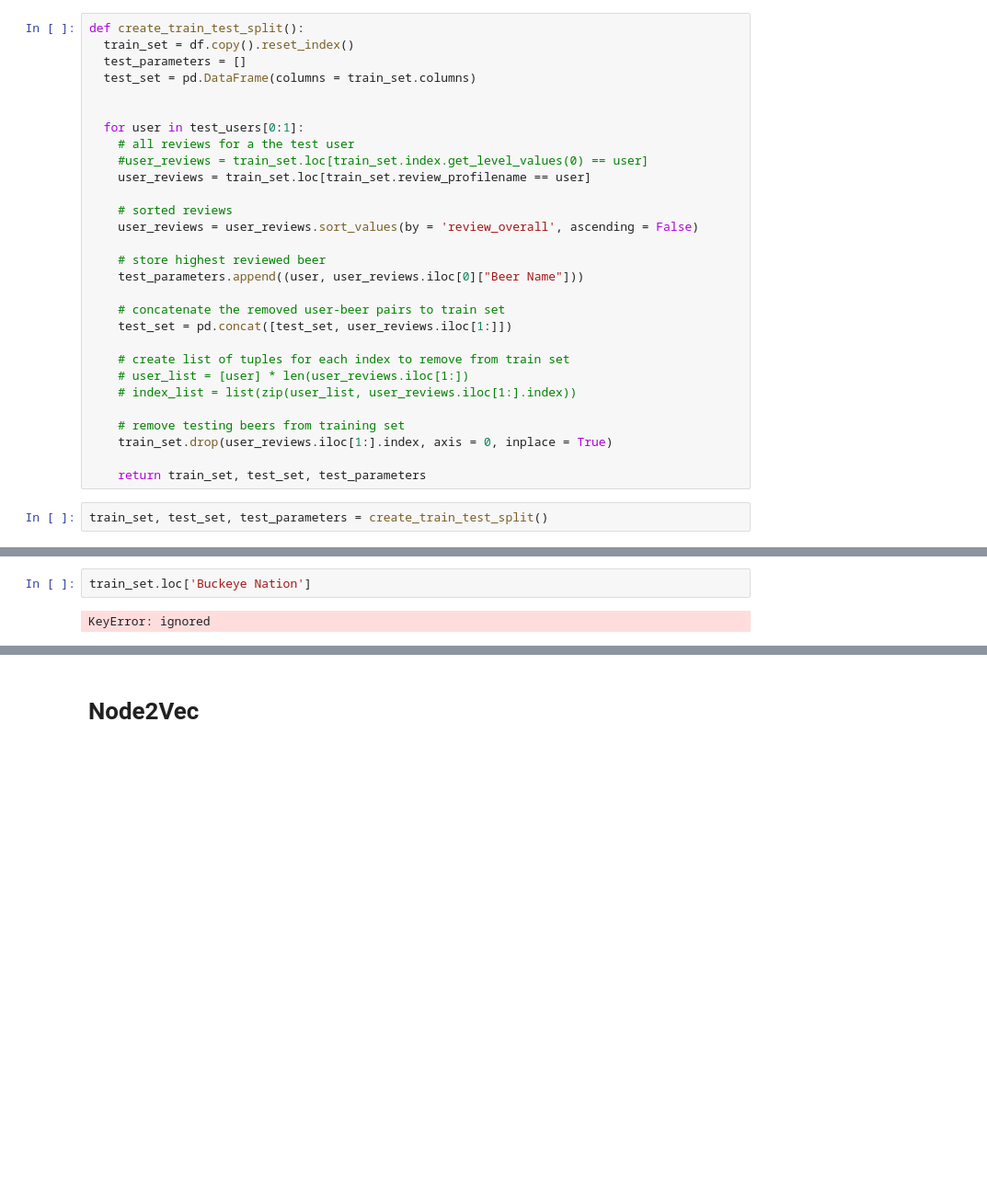
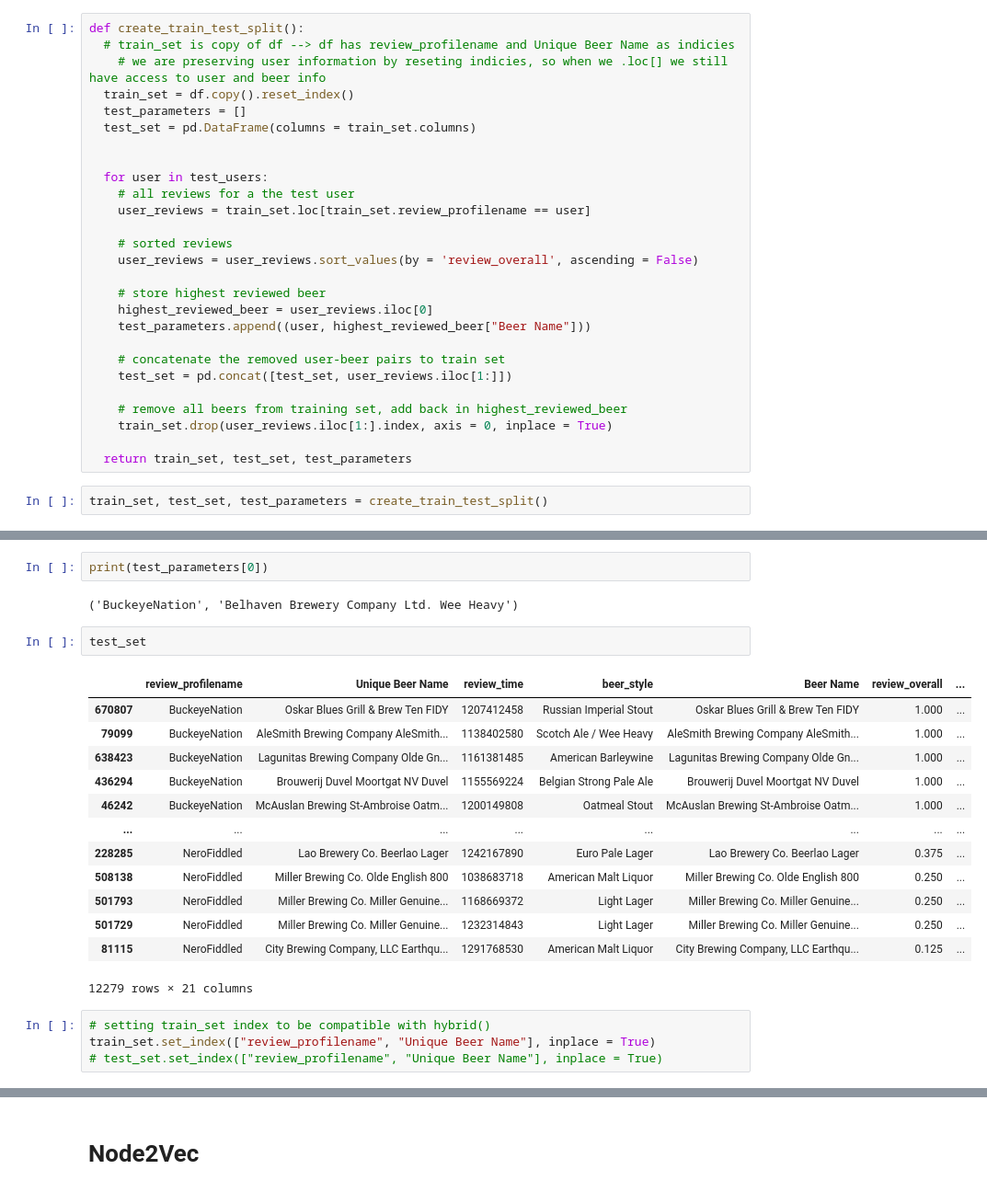
Before and after one commit to sophielouie/beer-recommendation-system, a Jupyter notebook: Recommender_System.ipynb, the cells around one changed output, grey strips where cells are left out. Shown: that part at 92% size. Cells and saved outputs as stored; diff of their text form; blank space fills up the shorter version.

```diff
--- a/Recommender_System.ipynb
+++ b/Recommender_System.ipynb
@@ -239,32 +220,30 @@ Only 219,603 / 744,251 reviews (29.5%) were given a score of .875 or greater, so
 ## Remove all ratings by the test users from the training set except for the beer they rated the highest
 # %%
 def create_train_test_split():
+  # train_set is copy of df --> df has review_profilename and Unique Beer Name as indicies
+    # we are preserving user information by reseting indicies, so when we .loc[] we still have access to user and beer info
   train_set = df.copy().reset_index()
   test_parameters = []
   test_set = pd.DataFrame(columns = train_set.columns)
 
 
-  for user in test_users[0:1]:
+  for user in test_users:
     # all reviews for a the test user
-    #user_reviews = train_set.loc[train_set.index.get_level_values(0) == user]
     user_reviews = train_set.loc[train_set.review_profilename == user]
 
     # sorted reviews
     user_reviews = user_reviews.sort_values(by = 'review_overall', ascending = False)
 
     # store highest reviewed beer
-    test_parameters.append((user, user_reviews.iloc[0]["Beer Name"]))
+    highest_reviewed_beer = user_reviews.iloc[0]
+    test_parameters.append((user, highest_reviewed_beer["Beer Name"]))
 
     # concatenate the removed user-beer pairs to train set
     test_set = pd.concat([test_set, user_reviews.iloc[1:]])
 
-    # create list of tuples for each index to remove from train set
-    # user_list = [user] * len(user_reviews.iloc[1:])
-    # index_list = list(zip(user_list, user_reviews.iloc[1:].index))
-
-    # remove testing beers from training set
+    # remove all beers from training set, add back in highest_reviewed_beer
     train_set.drop(user_reviews.iloc[1:].index, axis = 0, inplace = True)
 
-    return train_set, test_set, test_parameters
+  return train_set, test_set, test_parameters
 # %%
 train_set, test_set, test_parameters = create_train_test_split()
@@ -303,8 +269,28 @@ svd.fit(trainset)
 # %% [output]
 <surprise.prediction_algorithms.matrix_factorization.SVD at 0x...>
-# %%
-train_set.loc['Buckeye Nation']
-# %% [output]
-KeyError: ignored
+# %%
+print(test_parameters[0])
+# %% [output]
+('BuckeyeNation', 'Belhaven Brewery Company Ltd. Wee Heavy')
+# %%
+test_set
+# %% [output]
+|  | review_profilename | Unique Beer Name | review_time | beer_style | Beer Name | review_overall | ... |
+| 670807 | BuckeyeNation | Oskar Blues Grill & Brew Ten FIDY | 1207412458 | Russian Imperial Stout | Oskar Blues Grill & Brew Ten FIDY | 1.000 | ... |
+| 79099 | BuckeyeNation | AleSmith Brewing Company AleSmith... | 1138402580 | Scotch Ale / Wee Heavy | AleSmith Brewing Company AleSmith... | 1.000 | ... |
+| 638423 | BuckeyeNation | Lagunitas Brewing Company Olde Gn... | 1161381485 | American Barleywine | Lagunitas Brewing Company Olde Gn... | 1.000 | ... |
+| 436294 | BuckeyeNation | Brouwerij Duvel Moortgat NV Duvel | 1155569224 | Belgian Strong Pale Ale | Brouwerij Duvel Moortgat NV Duvel | 1.000 | ... |
+| 46242 | BuckeyeNation | McAuslan Brewing St-Ambroise Oatm... | 1200149808 | Oatmeal Stout | McAuslan Brewing St-Ambroise Oatm... | 1.000 | ... |
+| ... | ... | ... | ... | ... | ... | ... | ... |
+| 228285 | NeroFiddled | Lao Brewery Co. Beerlao Lager | 1242167890 | Euro Pale Lager | Lao Brewery Co. Beerlao Lager | 0.375 | ... |
+| 508138 | NeroFiddled | Miller Brewing Co. Olde English 800 | 1038683718 | American Malt Liquor | Miller Brewing Co. Olde English 800 | 0.250 | ... |
+| 501793 | NeroFiddled | Miller Brewing Co. Miller Genuine... | 1168669372 | Light Lager | Miller Brewing Co. Miller Genuine... | 0.250 | ... |
+| 501729 | NeroFiddled | Miller Brewing Co. Miller Genuine... | 1232314843 | Light Lager | Miller Brewing Co. Miller Genuine... | 0.250 | ... |
+| 81115 | NeroFiddled | City Brewing Company, LLC Earthqu... | 1291768530 | American Malt Liquor | City Brewing Company, LLC Earthqu... | 0.125 | ... |
+12279 rows × 21 columns
+# %%
+# setting train_set index to be compatible with hybrid()
+train_set.set_index(["review_profilename", "Unique Beer Name"], inplace = True)
+# test_set.set_index(["review_profilename", "Unique Beer Name"], inplace = True)
 # %%
 n_recs = 10
```
Also changed, not shown: parts of 12 cells of this notebook.
